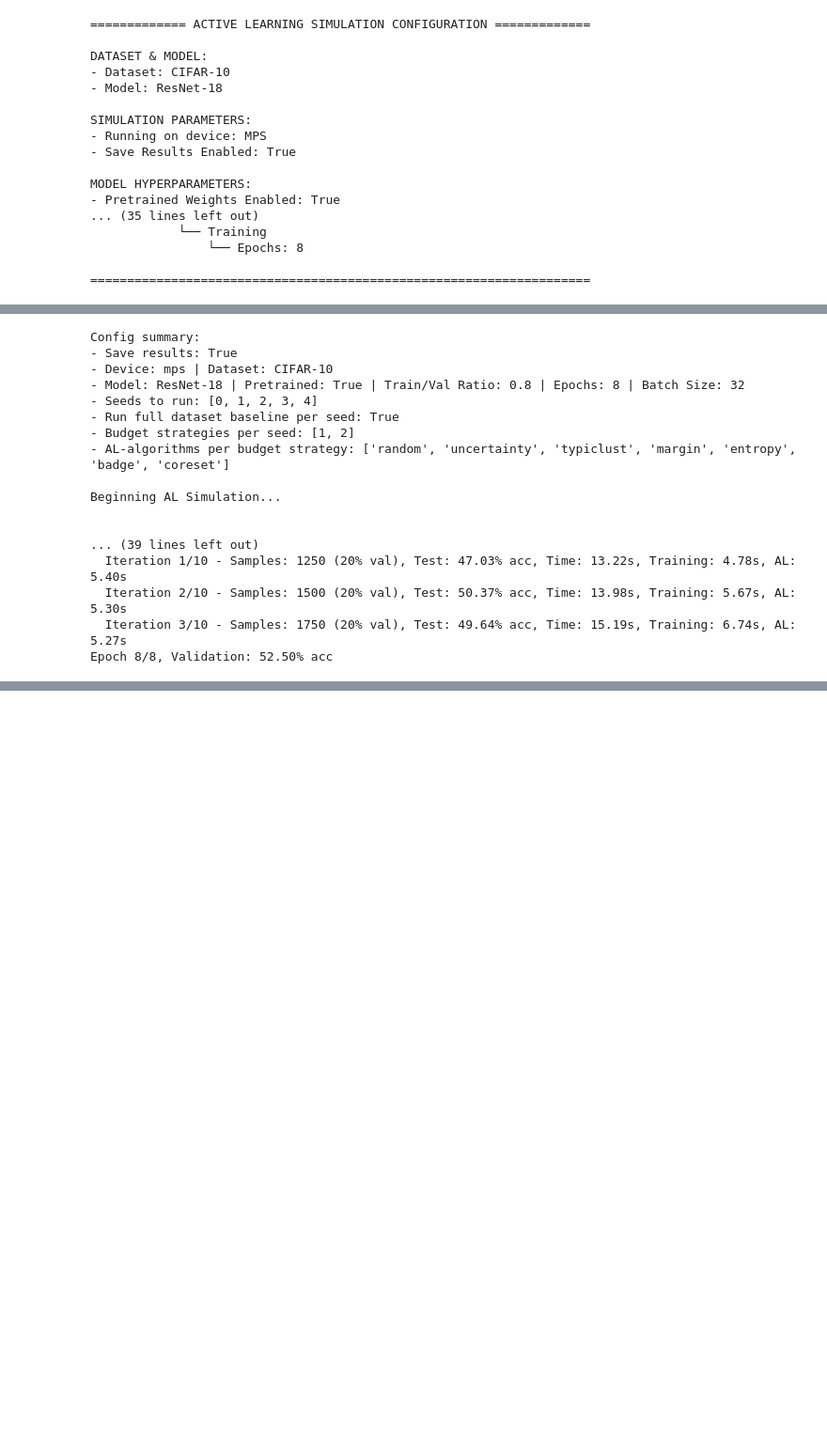
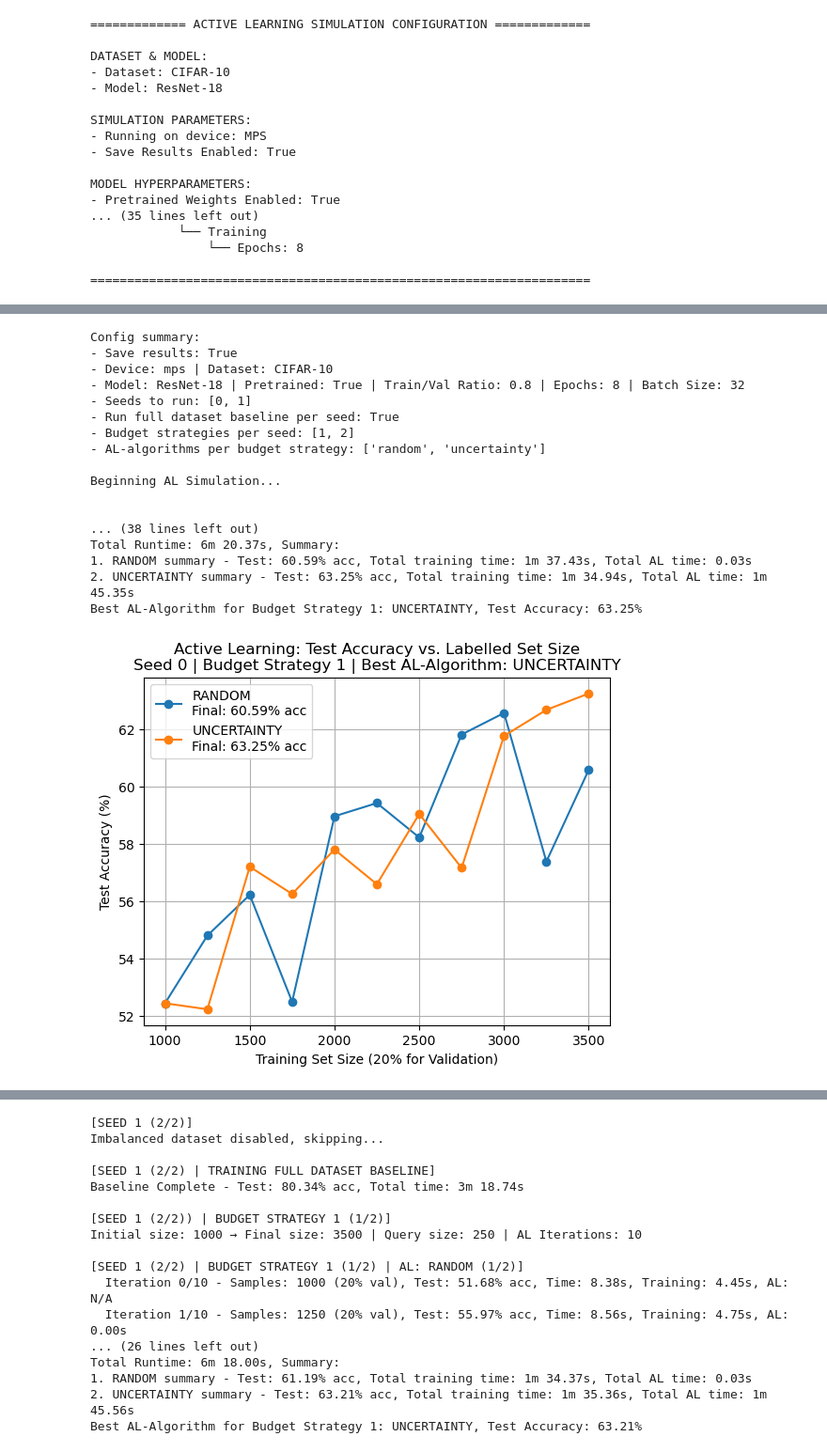
Before and after one commit to Jacopo00811/Active_learning, a Jupyter notebook: explainer_notebook.ipynb, the cells around one changed output, grey strips where cells are left out. Shown at 94% size. Drawn from its saved outputs; the diff is of its cells as text; code cells hidden in the pictures; blank space fills up the shorter version.

```diff
--- a/explainer_notebook.ipynb
+++ b/explainer_notebook.ipynb
@@ -19,7 +82,7 @@ Define mini-config to run, but also include the full config.
 
 ## Dataset & Model Parameters ##
 dataset_name = "CIFAR-10" # "CIFAR-10" or "MNIST"
-imbalanced_dataset = True # Enable to create an imbalanced dataset (only for CIFAR-10)
+imbalanced_dataset = False # Enable to create an imbalanced dataset (only for CIFAR-10)
 model_name = "ResNet-18" # Model to use for the simulation (only ResNet-18 supported)
 
 ## Simulation Parameters ##
@@ -33,18 +96,18 @@ EPOCHS = 8 # Number of epochs to train the model for each budget size
 BATCH_SIZE = 32 # Batch size for data loaders
 
 ## Seed and Baseline Parameters ##
-seeds = [0, 1, 2, 3, 4] # Set random seeds to decrease uncertainty
+seeds = [0, 1] # Set random seeds to decrease uncertainty
 train_full_dataset_baseline = True # Enable to run the model with all labelled data to establish maximum performance baseline
 
 ## Active Learning Algorithm Parameters ##
 AL_ALGORITHMS = {
     'random': {"active": True},
     'uncertainty': {"active": True},
-    'typiclust': {"active": True},
-    'margin': {"active": True},
-    'entropy': {"active": True},
-    'badge': {"active": True},
-    'coreset': {"active": True},
+    'typiclust': {"active": False},
+    'margin': {"active": False},
+    'entropy': {"active": False},
+    'badge': {"active": False},
+    'coreset': {"active": False},
 }
 
 ## Budget Strategy Parameters ##
@@ -272,6 +336,10 @@ if dataset_name == "CIFAR-10":
     # CIFAR-10 Dataset (Training and Test splits)
     train_val_dataset = datasets.CIFAR10(root='./data', train=True, download=True, transform=transform)
     test_dataset = datasets.CIFAR10(root='./data', train=False, download=True, transform=transform)
+
+    # Create a copy by loading the dataset again
+    OG_train_val_dataset = datasets.CIFAR10(root='./data', train=True, download=True, transform=transform)
+
 elif dataset_name == "MNIST":
     # Load MNIST with transformations
     transform = transforms.Compose([
@@ -282,5 +350,9 @@ elif dataset_name == "MNIST":
     # MNIST Dataset (Training and Test splits)
     train_val_dataset = datasets.MNIST(root='./data', train=True, download=True, transform=transform)
     test_dataset = datasets.MNIST(root='./data', train=False, download=True, transform=transform)
+
+    # Create a copy by loading the dataset again
+    OG_train_val_dataset = datasets.CIFAR10(root='./data', train=True, download=True, transform=transform)
+
 else:
     raise ValueError(f"Dataset {dataset_name} not supported.")
@@ -318,7 +394,7 @@ for seed_idx, seed in enumerate(seeds):
         keep_ratios = {k: min(1.0, max(0.05, v + np.random.normal(0, 0.05)))
                 for k, v in base_ratios.items()}
 
-        train_val_dataset = create_imbalanced_cifar10(train_val_dataset, keep_ratios)
+        train_val_dataset = create_imbalanced_cifar10(OG_train_val_dataset, keep_ratios)
         print("Imbalanced CIFAR-10 training / validation created, len(train_val_dataset):", len(train_val_dataset))
         print(f"Test dataset is unchanged, len(test_dataset): {len(test_dataset)}")
     else:
@@ -463,37 +539,38 @@ if len(seeds) > 1:
         fig = plot_al_performance_across_seeds(
             simulation_data,
             strategy,
             al_algorithms
         )
         plt.show()
 else:
     print("\nSkipping average AL-algorithm performance plots - Only one seed was run.")
 
 
 # Save the results to a JSON file if enabled and the file does not already exist
 if save_results:
     if not os.path.exists(file_path): # Check if file already exists
         # Save the dictionary as a JSON file
         with open(file_path, "w") as file:
             json.dump(simulation_data, file, indent=4)
         print(f"\nSimulation results saved to \n{file_path}")
 else:
     print("\nSAVING DISABLED - Results not saved to file. Set save_results to True to save results.")
 # %% [output]
 Config summary:
 - Save results: True
 - Device: mps | Dataset: CIFAR-10
 - Model: ResNet-18 | Pretrained: True | Train/Val Ratio: 0.8 | Epochs: 8 | Batch Size: 32
-- Seeds to run: [0, 1, 2, 3, 4]
+- Seeds to run: [0, 1]
 - Run full dataset baseline per seed: True
 - Budget strategies per seed: [1, 2]
-- AL-algorithms per budget strategy: ['random', 'uncertainty', 'typiclust', 'margin', 'entropy', 'badge', 'coreset']
+- AL-algorithms per budget strategy: ['random', 'uncertainty']
 
 Beginning AL Simulation...
 
 
-... (39 lines left out)
-  Iteration 1/10 - Samples: 1250 (20% val), Test: 47.03% acc, Time: 13.22s, Training: 4.78s, AL: 5.40s
-  Iteration 2/10 - Samples: 1500 (20% val), Test: 50.37% acc, Time: 13.98s, Training: 5.67s, AL: 5.30s
-  Iteration 3/10 - Samples: 1750 (20% val), Test: 49.64% acc, Time: 15.19s, Training: 6.74s, AL: 5.27s
-Epoch 8/8, Validation: 52.50% acc
+... (38 lines left out)
+Total Runtime: 6m 20.37s, Summary:
+1. RANDOM summary - Test: 60.59% acc, Total training time: 1m 37.43s, Total AL time: 0.03s
+2. UNCERTAINTY summary - Test: 63.25% acc, Total training time: 1m 34.94s, Total AL time: 1m 45.35s
+Best AL-Algorithm for Budget Strategy 1: UNCERTAINTY, Test Accuracy: 63.25%
+[figure, added]
@@ -500,0 +595,17 @@ KeyboardInterrupt:
+[SEED 1 (2/2)]
+Imbalanced dataset disabled, skipping...
+
+[SEED 1 (2/2) | TRAINING FULL DATASET BASELINE]
+Baseline Complete - Test: 80.34% acc, Total time: 3m 18.74s
+
+[SEED 1 (2/2)) | BUDGET STRATEGY 1 (1/2)]
+Initial size: 1000 → Final size: 3500 | Query size: 250 | AL Iterations: 10
+
+[SEED 1 (2/2) | BUDGET STRATEGY 1 (1/2) | AL: RANDOM (1/2)]
+  Iteration 0/10 - Samples: 1000 (20% val), Test: 51.68% acc, Time: 8.38s, Training: 4.45s, AL: N/A
+  Iteration 1/10 - Samples: 1250 (20% val), Test: 55.97% acc, Time: 8.56s, Training: 4.75s, AL: 0.00s
+... (26 lines left out)
+Total Runtime: 6m 18.00s, Summary:
+1. RANDOM summary - Test: 61.19% acc, Total training time: 1m 34.37s, Total AL time: 0.03s
+2. UNCERTAINTY summary - Test: 63.21% acc, Total training time: 1m 35.36s, Total AL time: 1m 45.56s
+Best AL-Algorithm for Budget Strategy 1: UNCERTAINTY, Test Accuracy: 63.21%
```
Also changed, not shown: parts of 19 cells of this notebook, 2 other files.
